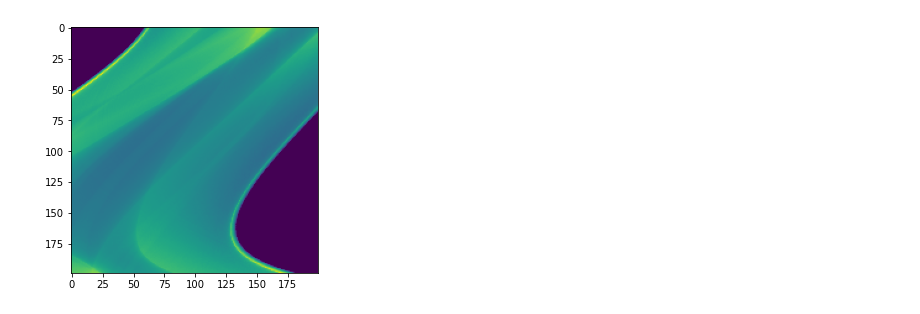
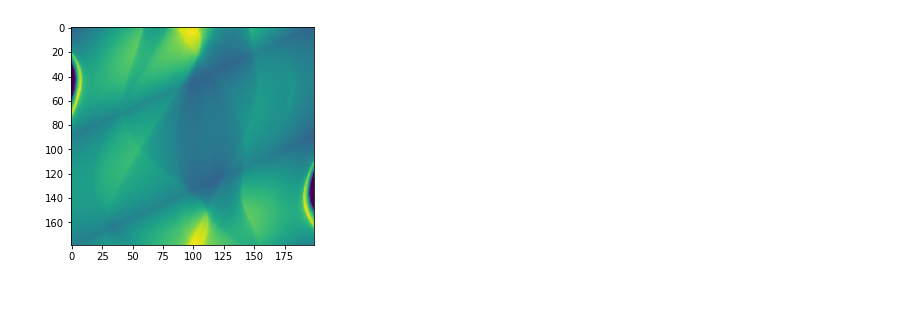
Before and after one commit to JanCiechan/IwM1, a Jupyter notebook: Untitled.ipynb, the cells around one changed output. Drawn from its saved outputs; the diff is of its cells as text; code cells hidden in the pictures.

```diff
--- a/Untitled.ipynb
+++ b/Untitled.ipynb
@@ -3,6 +3,7 @@ from PIL import Image
 from skimage import io
 from skimage.transform import radon
 import math
+from skimage.transform import rotate
 from matplotlib import pyplot as plt
 import numpy as np
 def bresenham(x1,y1,x2, y2):
@@ -39,7 +40,7 @@ def bresenham(x1,y1,x2, y2):
     return points
 
 img = io.imread('tomograf-zdjecia/Shepp_logan.jpg', as_gray=True)
-io.imshow(img)
+#img = Image.open('tomograf-zdjecia/Shepp_logan.jpg').convert('LA')
 
 #p=int(math.sqrt(2*img.size))
 #for k in range(1,180,8):
@@ -50,47 +51,46 @@ io.imshow(img)
 
 theta=1 #kat
 n=200 #ilosc detektorow
 detectors=[]
-krok=0.9
-rozpkat=90*math.pi/180
+krok=1
+rozpkat=180*math.pi/180
 obrazwyj=[]
-r=int(math.sqrt(img.shape[0]**2 + img.shape[1]**2)/2)#promien
-wymiar=len(np.arange(1,180,krok))
-ktorywymiar=0
+r=int((math.sqrt(img.shape[0]**2 + img.shape[1]**2))/2)#promien
+r=min(img.shape)//2
 for i in np.arange(1,180,krok):
+
     theta=i*math.pi/180
 
     x=r*math.cos(theta)
     y=r*math.sin(theta)
-    #obrazwyj.append([])
+
     for j in range(n):
         xd=r*math.cos(theta+math.pi-rozpkat/2+j*rozpkat/(n-1))
         yd=r*math.sin(theta+math.pi-rozpkat/2+j*rozpkat/(n-1))
         detectors.append([xd,yd])
 
     for k in range(n):
 
-        linia=bresenham(round(x+r),round(y+r),round(detectors[k][0]+r),round(detectors[k][1]+r))
+        linia=bresenham(round(detectors[k][0]),round(detectors[k][1]),round(x),round(y))
+        #linia=bresenham(round(detectors[k][0]),round(detectors[k][1]),round(detectors[n-k-1][0])+r,round(detectors[n-k-1][1])+r)
+        wartosci=[]
 
-        wartosci=[]
         for l in linia:
-            l2x=int(l[0])
-            l2y=int(l[1])
-            if(l2x>=img.shape[0] or l2y>=img.shape[1]):
+
+            l2x=round(l[0]+r)
+            l2y=round(l[1]+r)
+            if(l2y>=img.shape[1] or l2x>=img.shape[0]):
                 wartosci.append(0.0)
             else:
                 wartosci.append(img[l2x][l2y])
+        obrazwyj.append(np.sum(wartosci))
+    detectors=[]
 
-
-        #obrazwyj[ktorywymiar].append(np.average(wartosci))
-        obrazwyj.append(np.mean(wartosci))
-    detectors=[]
-    ktorywymiar+=1
 
 obrazwyj2=np.array(obrazwyj)
 obrazwyj2 = np.reshape(obrazwyj2, (-1, n))
 im =Image.fromarray(obrazwyj2)
 imgplot = plt.imshow(obrazwyj2)
 #io.imshow(obrazwyj2)
 # %% [output]
-[figure, old version]
+[figure, new version]
```
Also changed, not shown: parts of 3 cells of this notebook.
